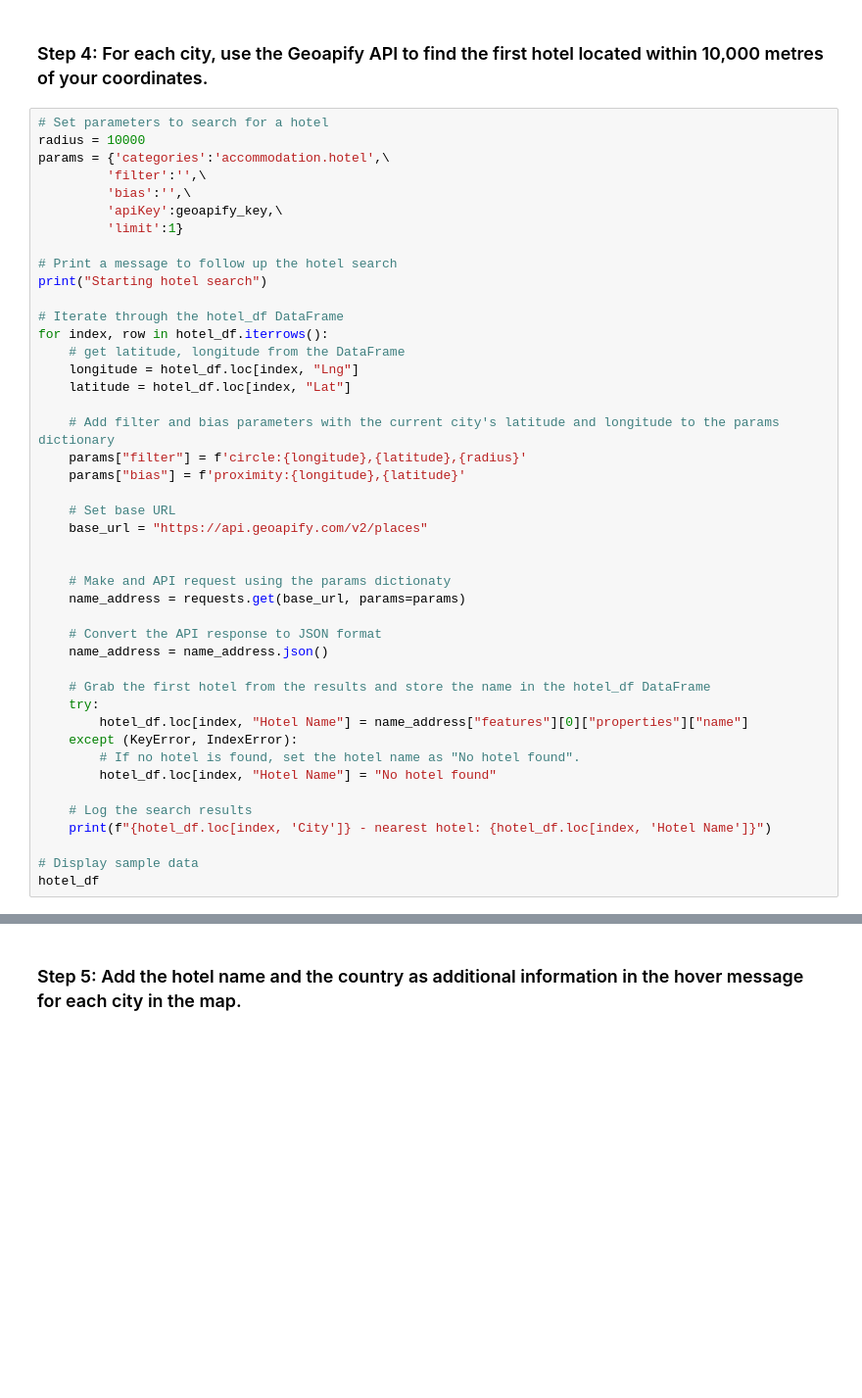
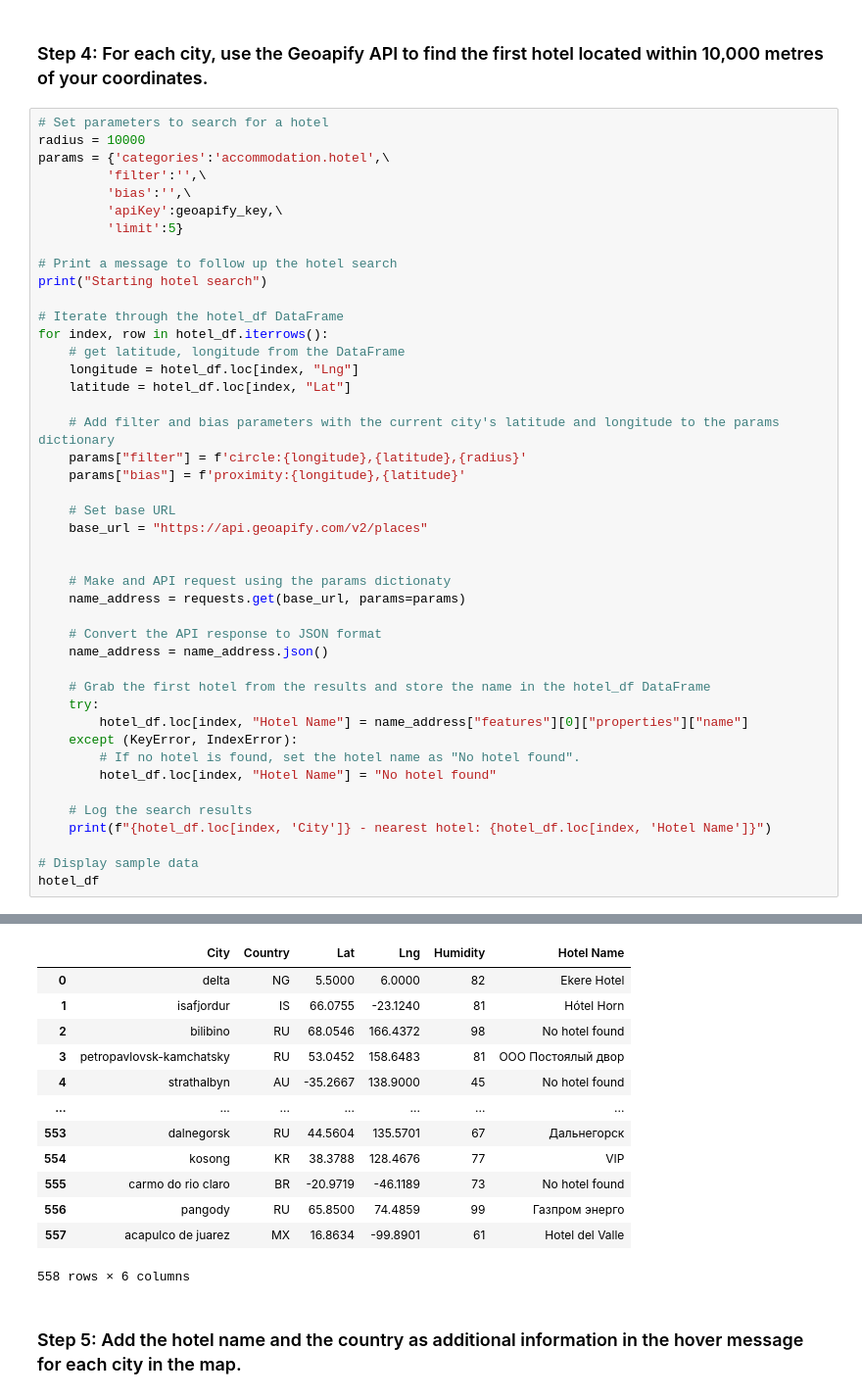
Before and after one commit to vivsarraf/python-api-challenge, a Jupyter notebook: starter_code/VacationPy.ipynb, the cells around one changed output, grey strips where cells are left out. Shown at 98% size. Drawn from its saved outputs; the diff is of its cells as text; blank space fills up the shorter version.

Commit message:
updated the hotel search

```diff
--- a/starter_code/VacationPy.ipynb
+++ b/starter_code/VacationPy.ipynb
@@ -125,7 +125,7 @@ params = {'categories':'accommodation.hotel',\
          'filter':'',\
          'bias':'',\
          'apiKey':geoapify_key,\
-         'limit':1}
+         'limit':5}
 
 # Print a message to follow up the hotel search
 print("Starting hotel search")
@@ -183,3 +183,16 @@ ouesso - nearest hotel: Auberge Nianina
+|  | City | Country | Lat | Lng | Humidity | Hotel Name |
+| 0 | delta | NG | 5.5000 | 6.0000 | 82 | Ekere Hotel |
+| 1 | isafjordur | IS | 66.0755 | -23.1240 | 81 | Hótel Horn |
+| 2 | bilibino | RU | 68.0546 | 166.4372 | 98 | No hotel found |
+| 3 | petropavlovsk-kamchatsky | RU | 53.0452 | 158.6483 | 81 | ООО Постоялый двор |
+| 4 | strathalbyn | AU | -35.2667 | 138.9000 | 45 | No hotel found |
+| ... | ... | ... | ... | ... | ... | ... |
+| 553 | dalnegorsk | RU | 44.5604 | 135.5701 | 67 | Дальнегорск |
+| 554 | kosong | KR | 38.3788 | 128.4676 | 77 | VIP |
+| 555 | carmo do rio claro | BR | -20.9719 | -46.1189 | 73 | No hotel found |
+| 556 | pangody | RU | 65.8500 | 74.4859 | 99 | Газпром энерго |
+| 557 | acapulco de juarez | MX | 16.8634 | -99.8901 | 61 | Hotel del Valle |
+558 rows × 6 columns
 # %% [markdown]
 ### Step 5: Add the hotel name and the country as additional information in the hover message for each city in the map.
 # %%
```
Also changed, not shown: parts of 2 cells of this notebook.
